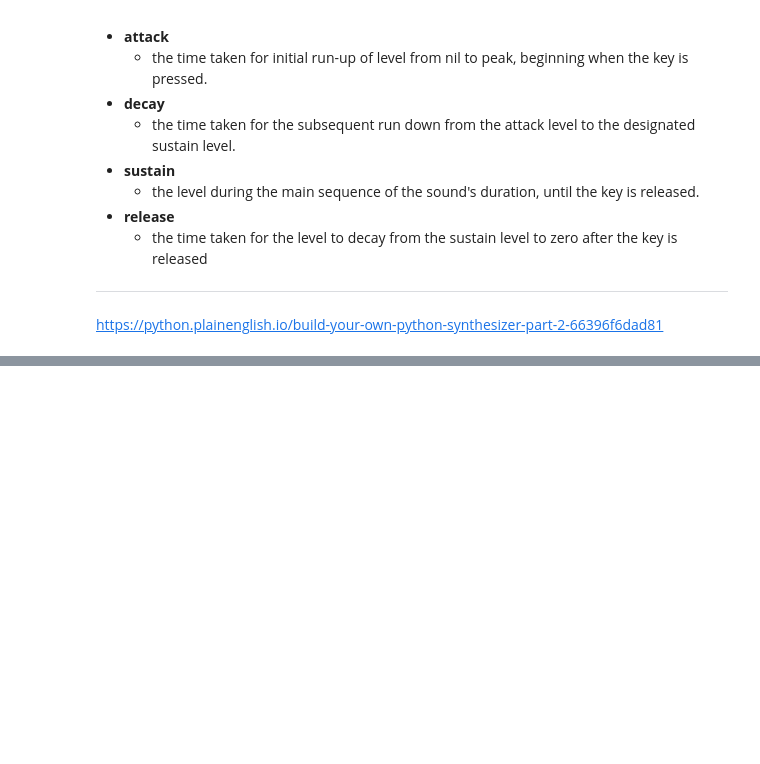
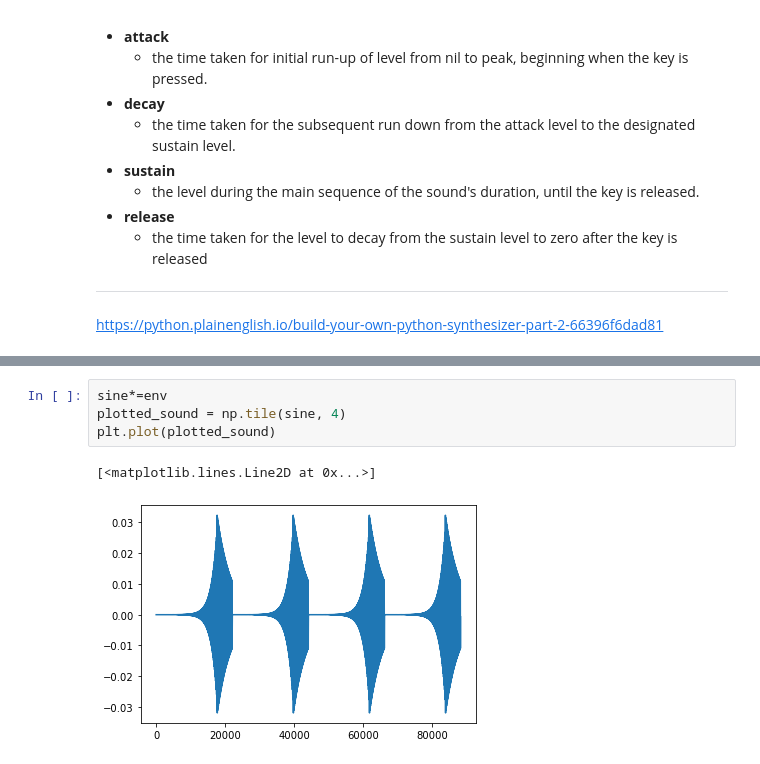
Before and after one commit to aufdemarbeitsmarkt/trope, a Jupyter notebook: trope/envelope.ipynb, the cells around one changed output, grey strips where cells are left out. Cells and saved outputs as stored; diff of their text form; blank space fills up the shorter version.

```diff
--- a/trope/envelope.ipynb
+++ b/trope/envelope.ipynb
@@ -87 +70,8 @@ plt.plot(sine)
+# %%
+sine*=env
+plotted_sound = np.tile(sine, 4)
+plt.plot(plotted_sound)
+# %% [output]
+[<matplotlib.lines.Line2D at 0x...>]
+[figure, added]
 # %%
```
Also changed, not shown: parts of 15 cells of this notebook, 1 other file.
